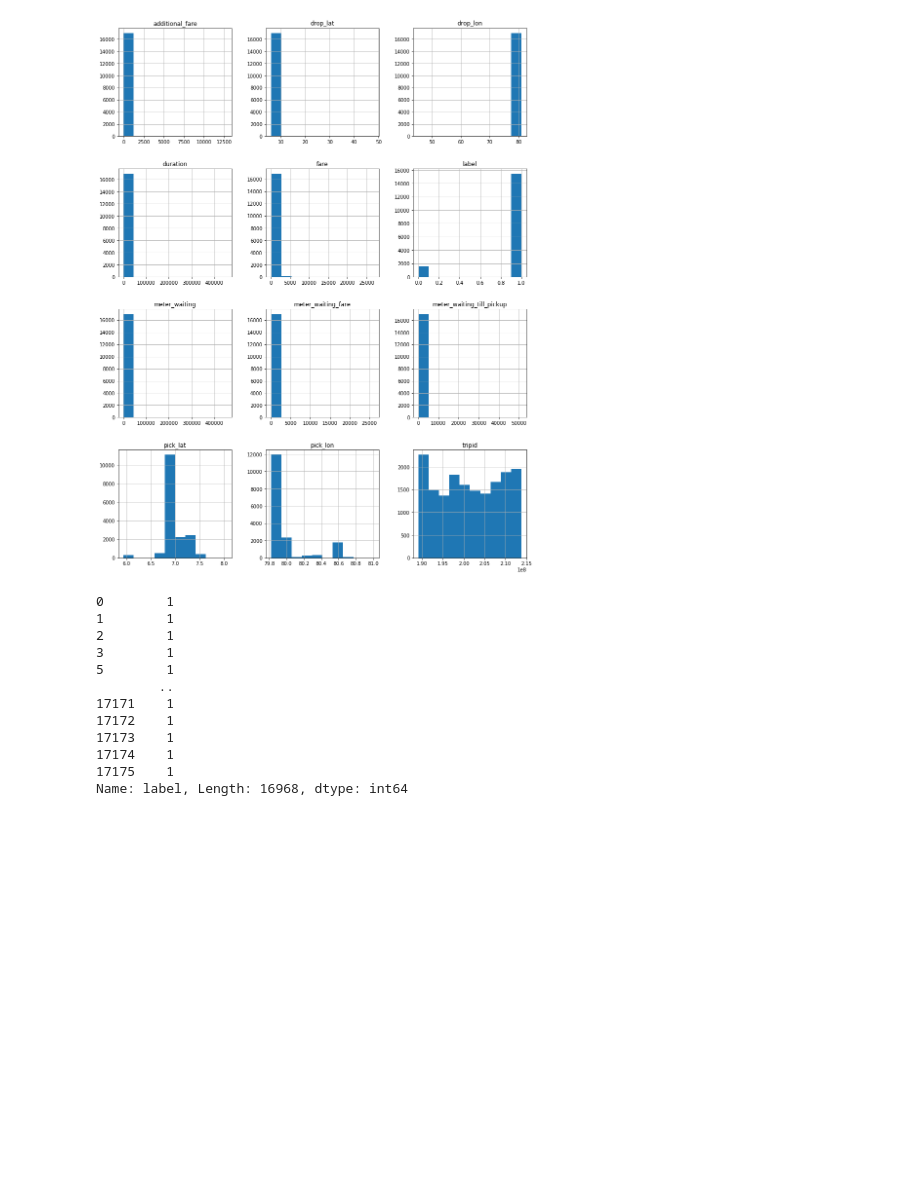
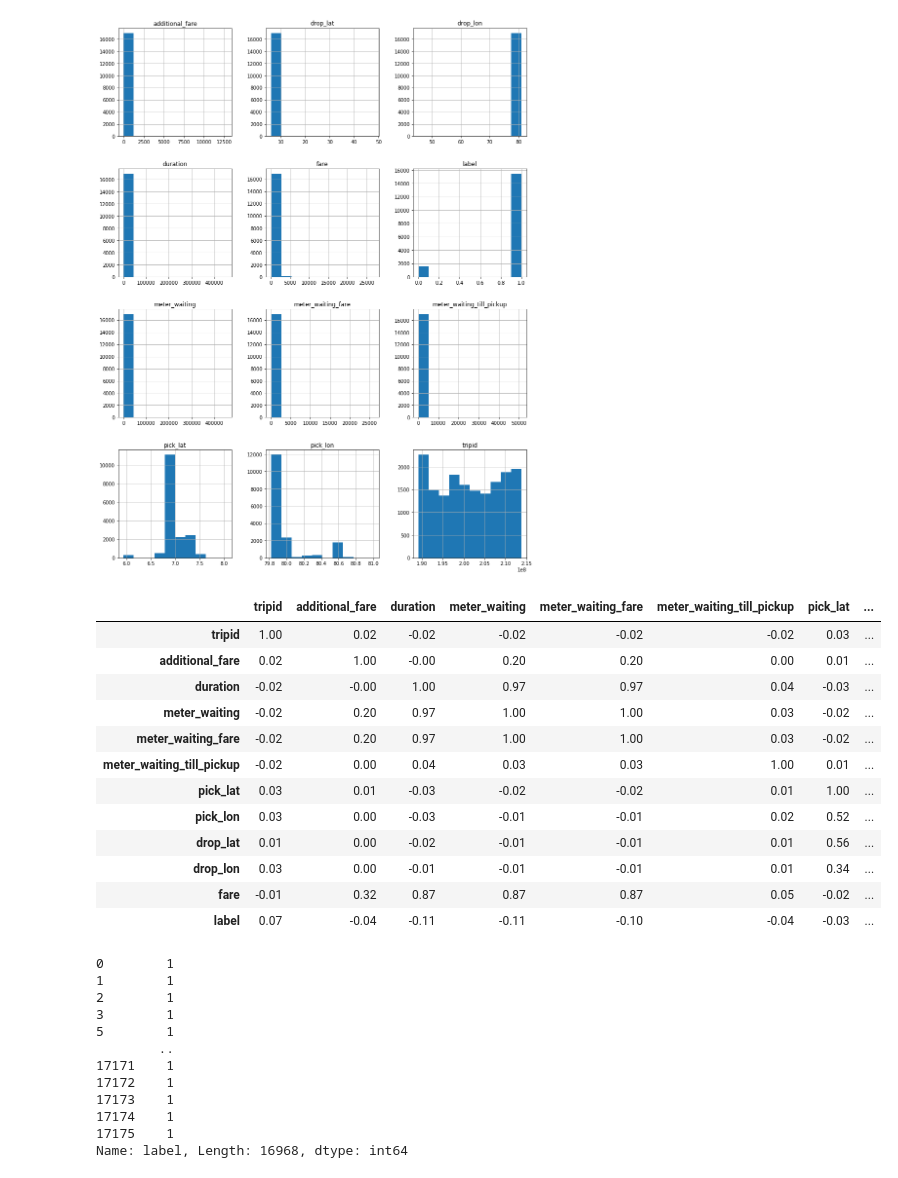
Before and after one commit to sidathasiri/Fare_Classification_MSc2020, a Jupyter notebook: Fare_Classification_MSc2020.ipynb, the cells around one changed output. Saved outputs shown, nothing was run; the diff lists cells and outputs as text; code cells hidden in the pictures; blank space fills up the shorter version.

```diff
--- a/Fare_Classification_MSc2020.ipynb
+++ b/Fare_Classification_MSc2020.ipynb
@@ -117,6 +117,28 @@ array([[<matplotlib.axes._subplots.AxesSubplot object at 0x...>,
         <matplotlib.axes._subplots.AxesSubplot object at 0x...>]],
       dtype=object)
 [figure]
+# %%
+import seaborn as sns
+import numpy as np
+# f, ax = plt.subplots(figsize=(10, 8))
+corr = train_data.corr()
+corr.style.background_gradient(cmap='coolwarm').set_precision(2)
+# sns.heatmap(corr, mask=np.zeros_like(corr, dtype=np.bool), cmap=sns.diverging_palette(220, 10, as_cmap=True),
+#             square=True, ax=ax)
+# %% [output]
+|  | tripid | additional_fare | duration | meter_waiting | meter_waiting_fare | meter_waiting_till_pickup | pick_lat | ... |
+| tripid | 1.00 | 0.02 | -0.02 | -0.02 | -0.02 | -0.02 | 0.03 | ... |
+| additional_fare | 0.02 | 1.00 | -0.00 | 0.20 | 0.20 | 0.00 | 0.01 | ... |
+| duration | -0.02 | -0.00 | 1.00 | 0.97 | 0.97 | 0.04 | -0.03 | ... |
+| meter_waiting | -0.02 | 0.20 | 0.97 | 1.00 | 1.00 | 0.03 | -0.02 | ... |
+| meter_waiting_fare | -0.02 | 0.20 | 0.97 | 1.00 | 1.00 | 0.03 | -0.02 | ... |
+| meter_waiting_till_pickup | -0.02 | 0.00 | 0.04 | 0.03 | 0.03 | 1.00 | 0.01 | ... |
+| pick_lat | 0.03 | 0.01 | -0.03 | -0.02 | -0.02 | 0.01 | 1.00 | ... |
+| pick_lon | 0.03 | 0.00 | -0.03 | -0.01 | -0.01 | 0.02 | 0.52 | ... |
+| drop_lat | 0.01 | 0.00 | -0.02 | -0.01 | -0.01 | 0.01 | 0.56 | ... |
+| drop_lon | 0.03 | 0.00 | -0.01 | -0.01 | -0.01 | 0.01 | 0.34 | ... |
+| fare | -0.01 | 0.32 | 0.87 | 0.87 | 0.87 | 0.05 | -0.02 | ... |
+| label | 0.07 | -0.04 | -0.11 | -0.11 | -0.10 | -0.04 | -0.03 | ... |
 # %%
 y = train_data.label
 y
```
Also changed, not shown: parts of 1 cell of this notebook.
